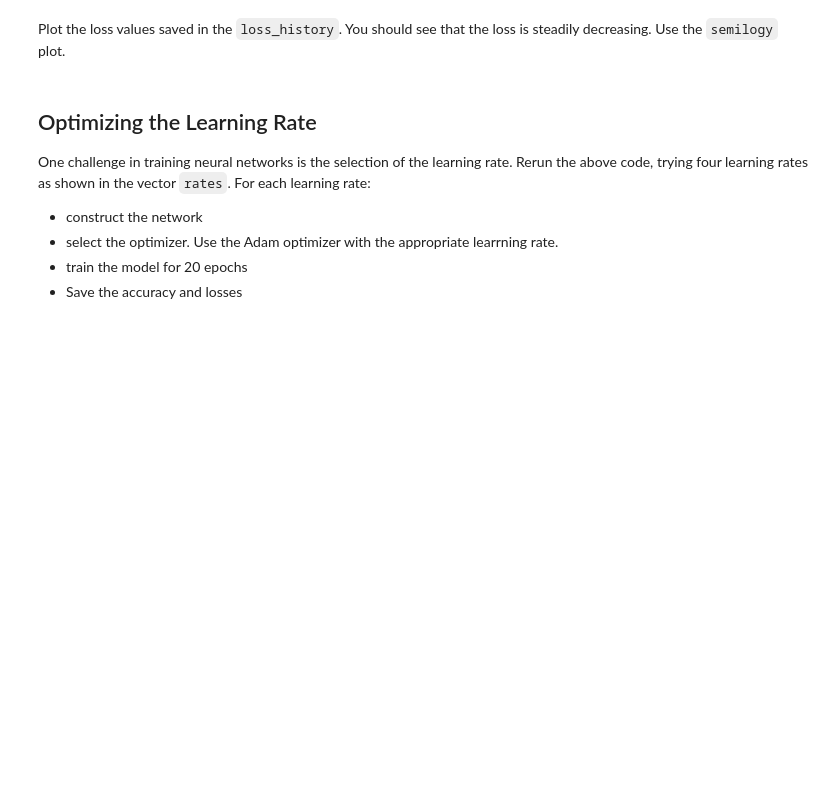
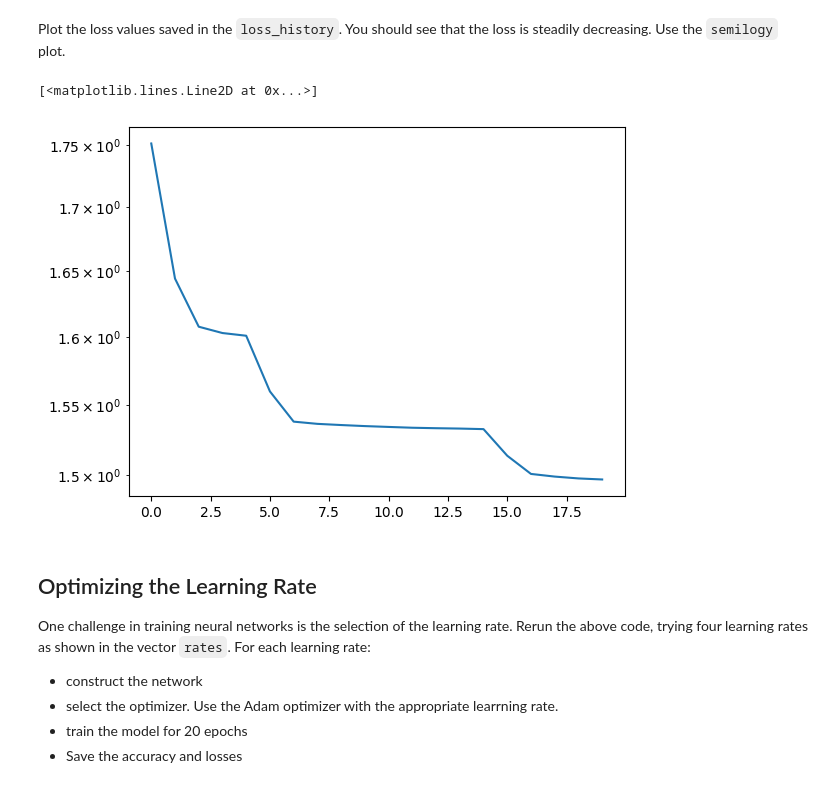
Before and after one commit to Hexin666666/gitskills, a Jupyter notebook: unit09_neural/lab_music_partial.ipynb, the cells around one changed output. Saved outputs shown, nothing was run; the diff lists cells and outputs as text; code cells hidden in the pictures; blank space fills up the shorter version.

```diff
--- a/unit09_neural/lab_music_partial.ipynb
+++ b/unit09_neural/lab_music_partial.ipynb
@@ -287,6 +304,10 @@ Plot the validation accuracy saved in `test_accuracy_history`.
 Plot the loss values saved in the `loss_history`.  You should see that the loss is steadily decreasing.  Use the `semilogy` plot.
 # %%
 # TODO
+plt.semilogy(loss_history)
+# %% [output]
+[<matplotlib.lines.Line2D at 0x...>]
+[figure, added]
 # %% [markdown]
 ## Optimizing the Learning Rate
 
```
Also changed, not shown: parts of 5 cells of this notebook.
